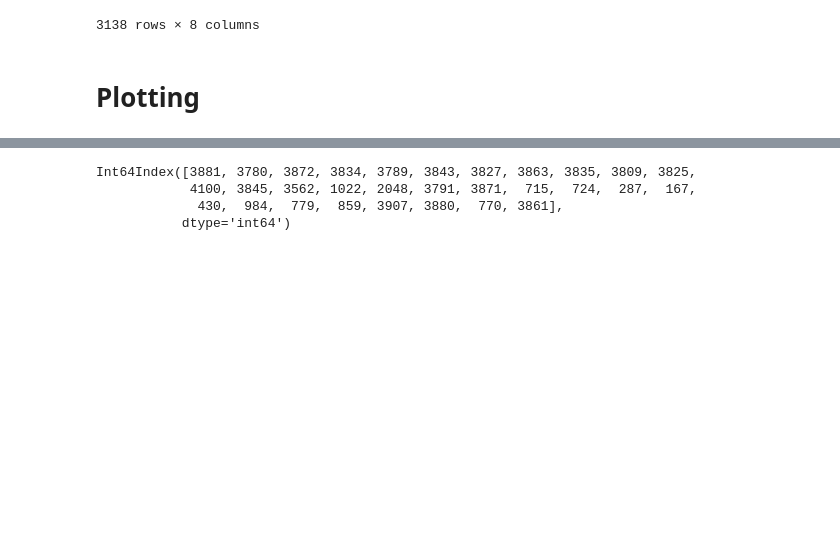
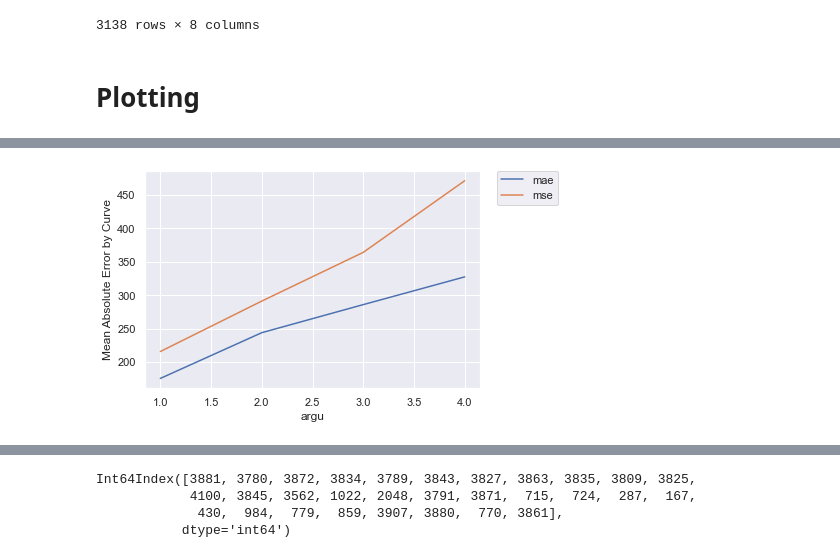
Before and after one commit to zuyeyang/Stanford_Battery_Project, a Jupyter notebook: Final_Project_AWS_Version/B_final_note.ipynb, the cells around one changed output, grey strips where cells are left out. Cells and saved outputs as stored; diff of their text form; code cells hidden in the pictures; blank space fills up the shorter version.

```diff
--- a/Final_Project_AWS_Version/B_final_note.ipynb
+++ b/Final_Project_AWS_Version/B_final_note.ipynb
@@ -167,0 +69,4 @@ result_all_selected.groupby(['argu','epochs'])[['error']].aggregate([np.mean,np.
+# %%
+plot_tune_result('argu','loss_fun','median')
+# %% [output]
+[figure, added]
```
Also changed, not shown: parts of 11 cells of this notebook.
